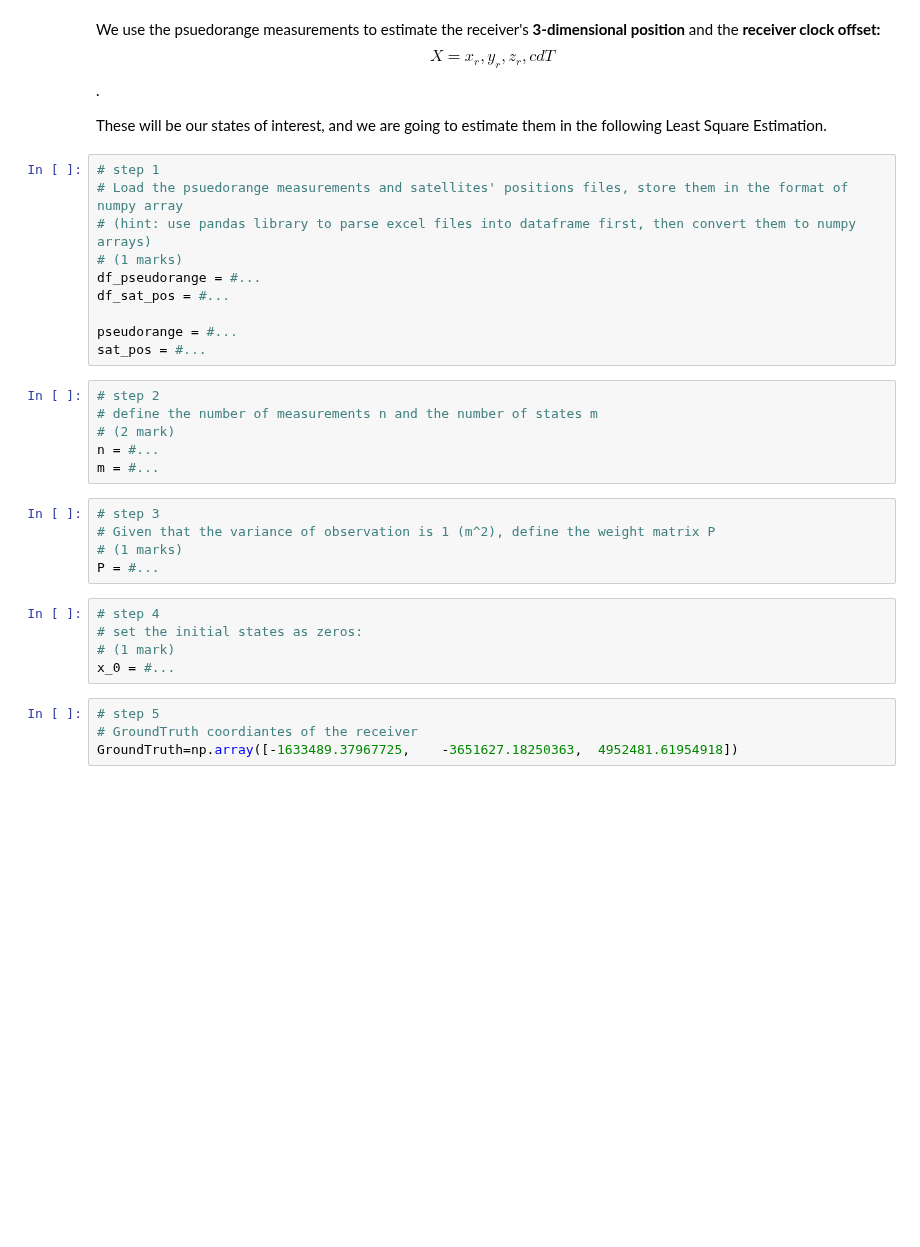
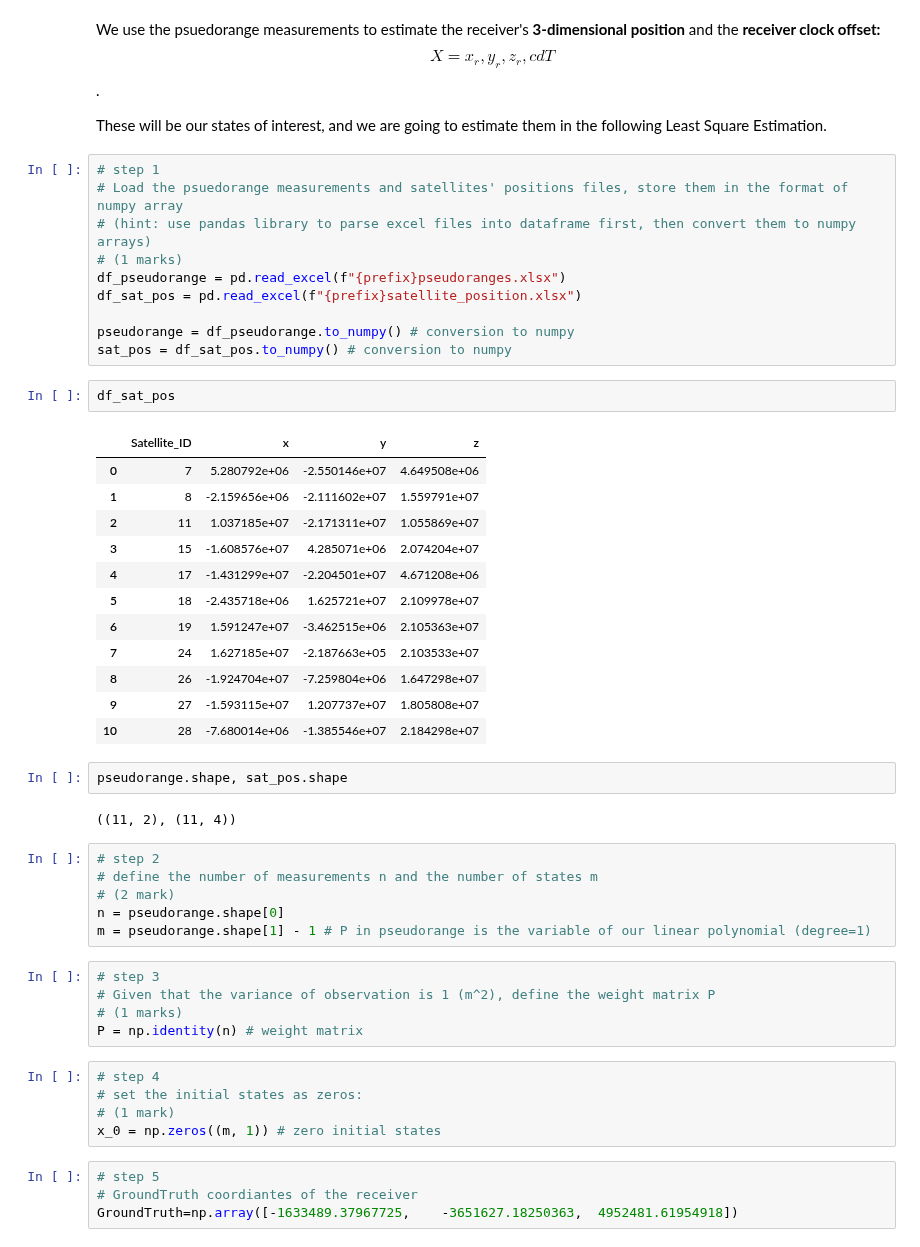
Before and after one commit to eunice-nwaobi/ENGG680_LAB_ASSIGNMENTS, a Jupyter notebook: Lab_Assignment2/Assignment2.ipynb, the cells around one changed output. Drawn from its saved outputs; the diff is of its cells as text; blank space fills up the shorter version.

```diff
--- a/Lab_Assignment2/Assignment2.ipynb
+++ b/Lab_Assignment2/Assignment2.ipynb
@@ -296,27 +399,46 @@ These will be our states of interest, and we are going to estimate them in the f
 # Load the psuedorange measurements and satellites' positions files, store them in the format of numpy array
 # (hint: use pandas library to parse excel files into dataframe first, then convert them to numpy arrays)
 # (1 marks)
-df_pseudorange = #...
-df_sat_pos = #...
+df_pseudorange = pd.read_excel(f"{prefix}pseudoranges.xlsx")
+df_sat_pos = pd.read_excel(f"{prefix}satellite_position.xlsx")
 
-pseudorange = #...
-sat_pos = #...
+pseudorange = df_pseudorange.to_numpy() # conversion to numpy
+sat_pos = df_sat_pos.to_numpy() # conversion to numpy
+# %%
+df_sat_pos
+# %% [output]
+|  | Satellite_ID | x | y | z |
+| 0 | 7 | 5.280792e+06 | -2.550146e+07 | 4.649508e+06 |
+| 1 | 8 | -2.159656e+06 | -2.111602e+07 | 1.559791e+07 |
+| 2 | 11 | 1.037185e+07 | -2.171311e+07 | 1.055869e+07 |
+| 3 | 15 | -1.608576e+07 | 4.285071e+06 | 2.074204e+07 |
+| 4 | 17 | -1.431299e+07 | -2.204501e+07 | 4.671208e+06 |
+| 5 | 18 | -2.435718e+06 | 1.625721e+07 | 2.109978e+07 |
+| 6 | 19 | 1.591247e+07 | -3.462515e+06 | 2.105363e+07 |
+| 7 | 24 | 1.627185e+07 | -2.187663e+05 | 2.103533e+07 |
+| 8 | 26 | -1.924704e+07 | -7.259804e+06 | 1.647298e+07 |
+| 9 | 27 | -1.593115e+07 | 1.207737e+07 | 1.805808e+07 |
+| 10 | 28 | -7.680014e+06 | -1.385546e+07 | 2.184298e+07 |
+# %%
+pseudorange.shape, sat_pos.shape
+# %% [output]
+((11, 2), (11, 4))
 # %%
 # step 2
 # define the number of measurements n and the number of states m
 # (2 mark)
-n = #...
-m = #...
+n = pseudorange.shape[0]
+m = pseudorange.shape[1] - 1 # P in pseudorange is the variable of our linear polynomial (degree=1)
 # %%
 # step 3
 # Given that the variance of observation is 1 (m^2), define the weight matrix P
 # (1 marks)
-P = #...
+P = np.identity(n) # weight matrix
 # %%
 # step 4
 # set the initial states as zeros:
 # (1 mark)
-x_0 = #...
+x_0 = np.zeros((m, 1)) # zero initial states
 # %%
 # step 5
 # GroundTruth coordiantes of the receiver
```
Also changed, not shown: parts of 24 cells of this notebook.
